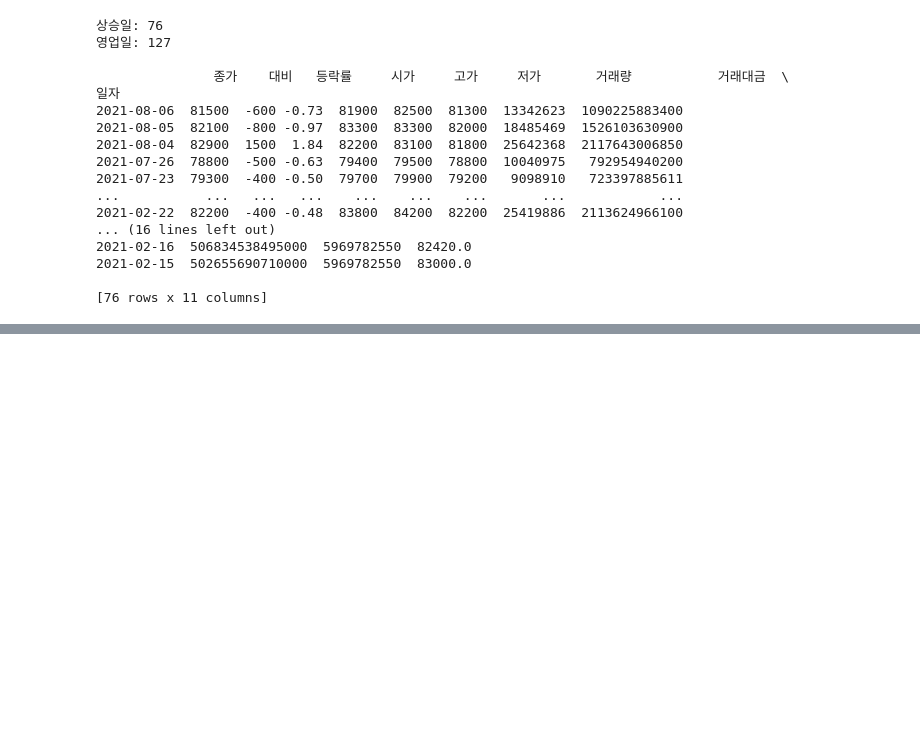
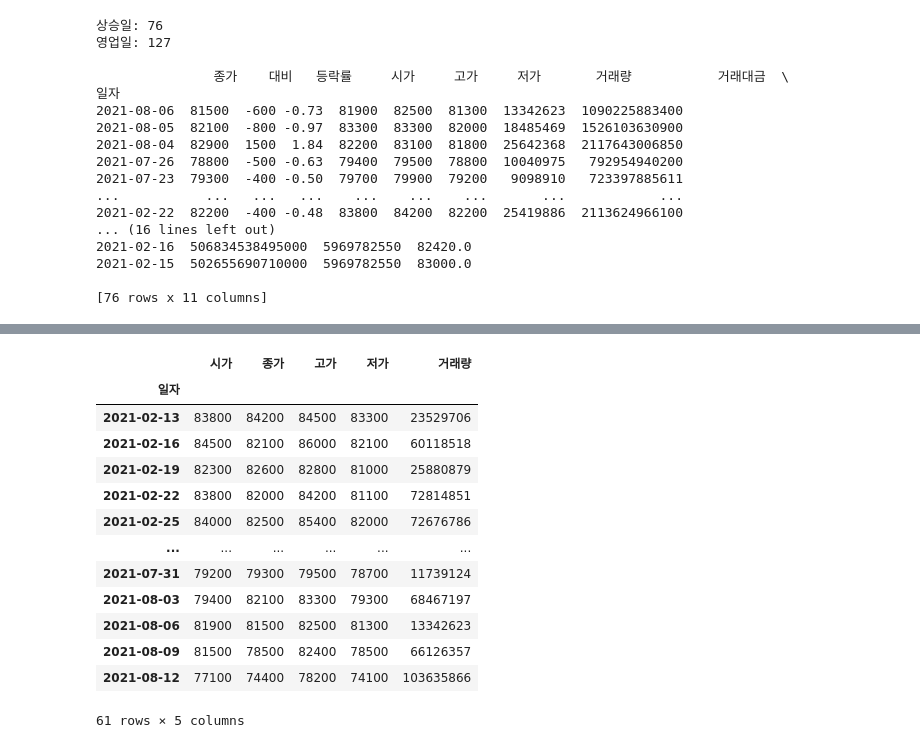
Before and after one commit to objectin/book-pandas-for-finance, a Jupyter notebook: ch06/02.ipynb, the cells around one changed output, grey strips where cells are left out. Cells and saved outputs as stored; diff of their text form; code cells hidden in the pictures; blank space fills up the shorter version.

```diff
--- a/ch06/02.ipynb
+++ b/ch06/02.ipynb
@@ -245,0 +379,17 @@ print(df[cond])
+# %%
+df.resample('3D', offset='1D').agg(how)
+# %% [output]
+|  | 시가 | 종가 | 고가 | 저가 | 거래량 |
+| 일자 |  |  |  |  |  |
+| 2021-02-13 | 83800 | 84200 | 84500 | 83300 | 23529706 |
+| 2021-02-16 | 84500 | 82100 | 86000 | 82100 | 60118518 |
+| 2021-02-19 | 82300 | 82600 | 82800 | 81000 | 25880879 |
+| 2021-02-22 | 83800 | 82000 | 84200 | 81100 | 72814851 |
+| 2021-02-25 | 84000 | 82500 | 85400 | 82000 | 72676786 |
+| ... | ... | ... | ... | ... | ... |
+| 2021-07-31 | 79200 | 79300 | 79500 | 78700 | 11739124 |
+| 2021-08-03 | 79400 | 82100 | 83300 | 79300 | 68467197 |
+| 2021-08-06 | 81900 | 81500 | 82500 | 81300 | 13342623 |
+| 2021-08-09 | 81500 | 78500 | 82400 | 78500 | 66126357 |
+| 2021-08-12 | 77100 | 74400 | 78200 | 74100 | 103635866 |
+61 rows × 5 columns
```
Also changed, not shown: parts of 32 cells of this notebook.
